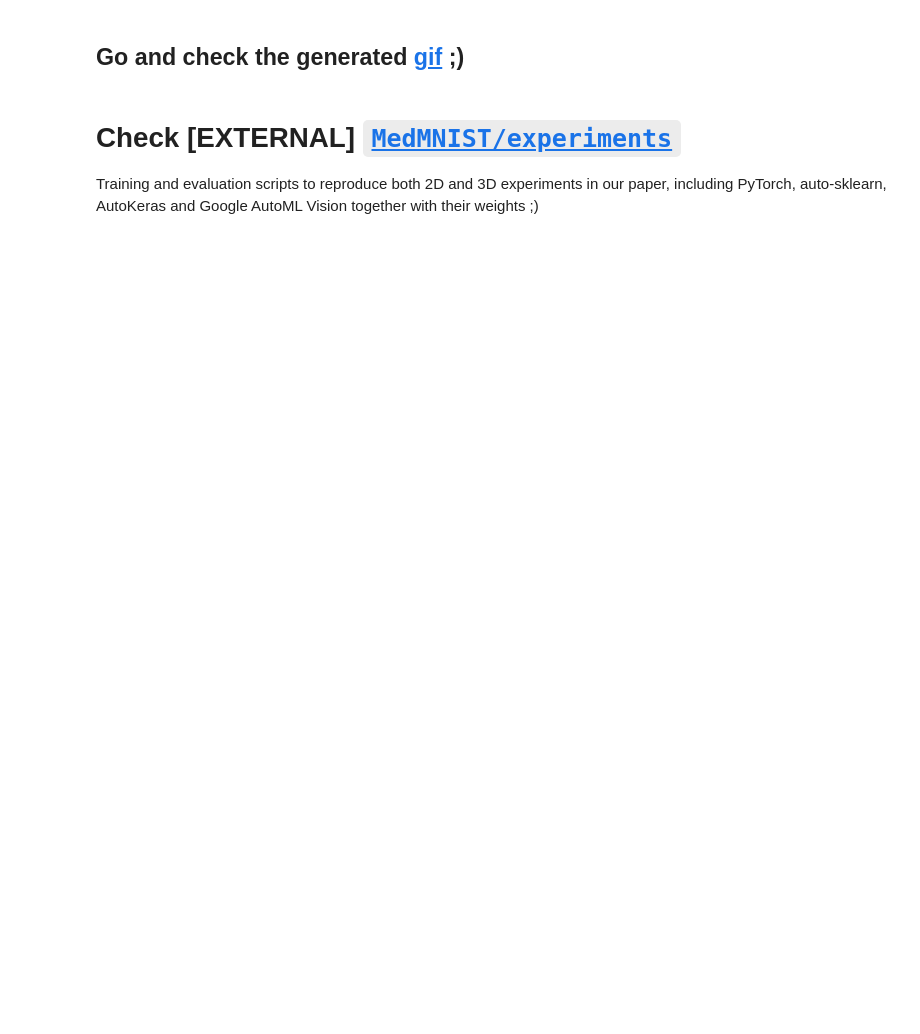
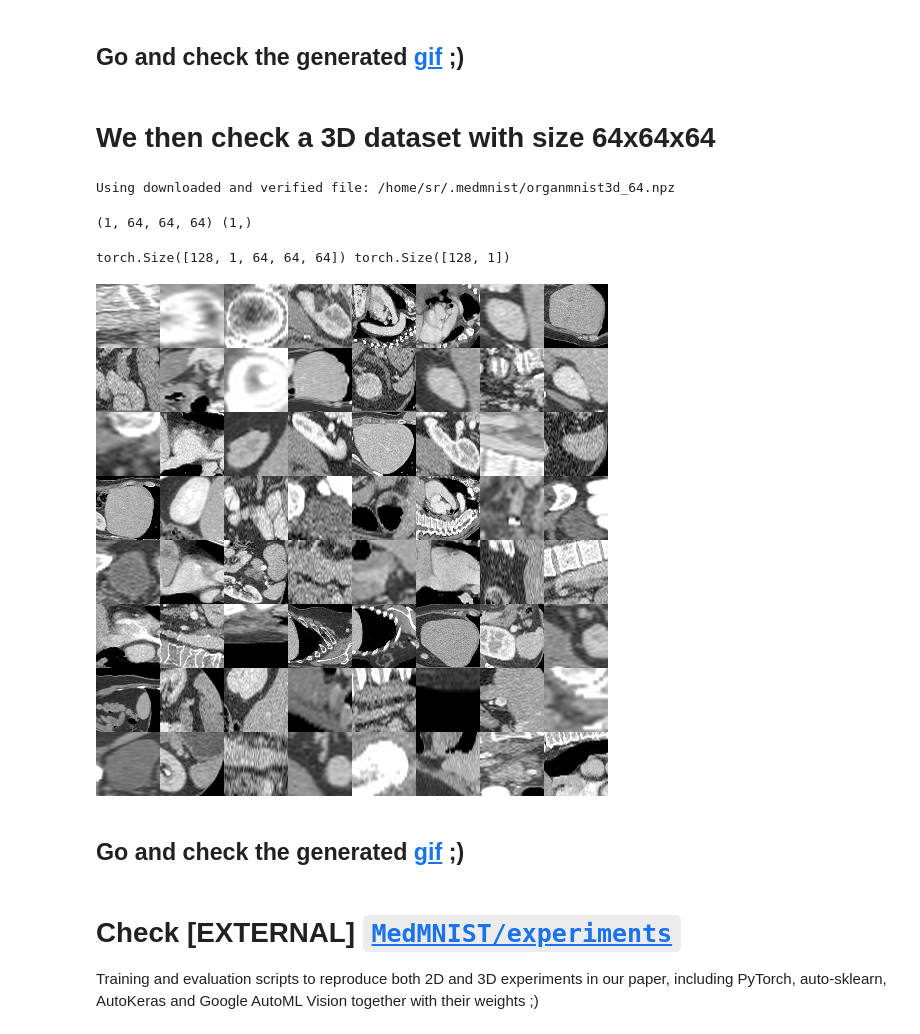
Before and after one commit to MedMNIST/MedMNIST, a Jupyter notebook: examples/getting_started.ipynb, the cells around one changed output. Cells and saved outputs as stored; diff of their text form; code cells hidden in the pictures; blank space fills up the shorter version.

```diff
--- a/examples/getting_started.ipynb
+++ b/examples/getting_started.ipynb
@@ -258,5 +286,41 @@ frames[10]
 # %% [markdown]
 ## Go and check the generated [gif](tmp/organmnist3d_train_montage.gif) ;)
+# %% [markdown]
+# We then check a 3D dataset with size 64x64x64
+# %%
+data_flag = 'organmnist3d'
+download = True
+
+info = INFO[data_flag]
+DataClass = getattr(medmnist, info['python_class'])
+
+# load the data
+train_dataset = DataClass(split='train', download=download, size=64)
+
+# encapsulate data into dataloader form
+train_loader = data.DataLoader(dataset=train_dataset, batch_size=BATCH_SIZE, shuffle=True)
+# %% [output]
+Using downloaded and verified file: /home/sr/.medmnist/organmnist3d_64.npz
+# %%
+x, y = train_dataset[0]
+
+print(x.shape, y.shape)
+# %% [output]
+(1, 64, 64, 64) (1,)
+# %%
+for x, y in train_loader:
+    print(x.shape, y.shape)
+    break
+# %% [output]
+torch.Size([128, 1, 64, 64, 64]) torch.Size([128, 1])
+# %%
+frames = train_dataset.montage(length=8, save_folder="tmp/")
+
+frames[10]
+# %% [output]
+[figure, added]
+# %% [markdown]
+## Go and check the generated [gif](tmp/organmnist3d_64_train_montage.gif) ;)
 # %% [markdown]
 # Check [EXTERNAL] [`MedMNIST/experiments`](https://github.com/MedMNIST/experiments)
 
```
Also changed, not shown: parts of 15 cells of this notebook, 2 other files.
